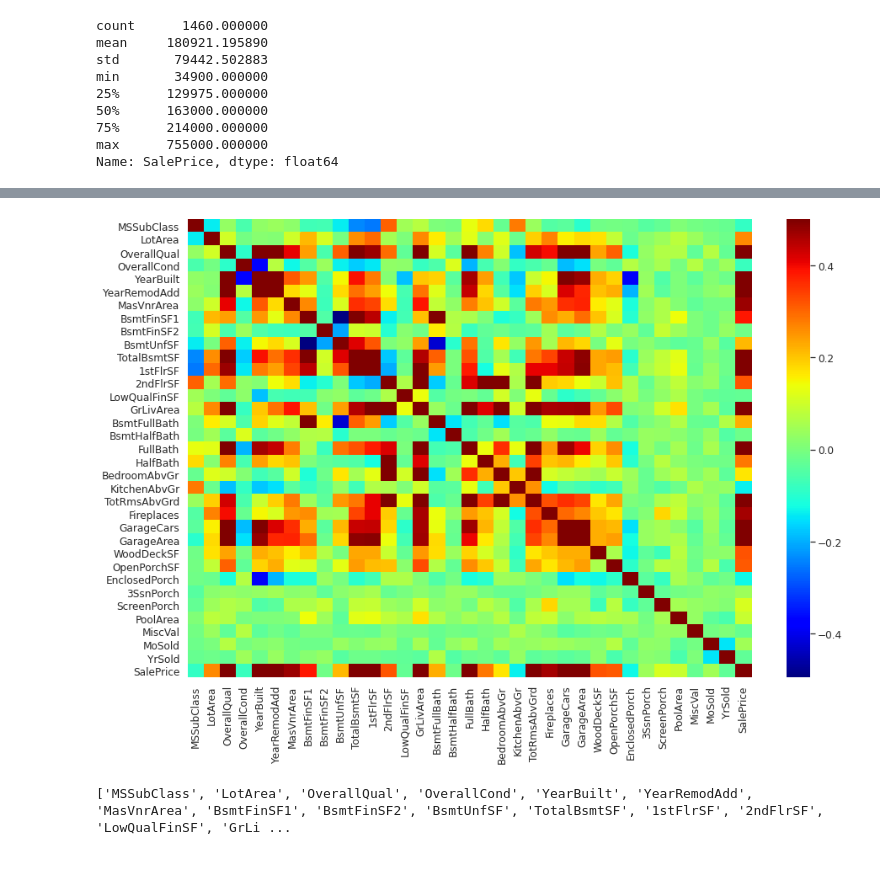
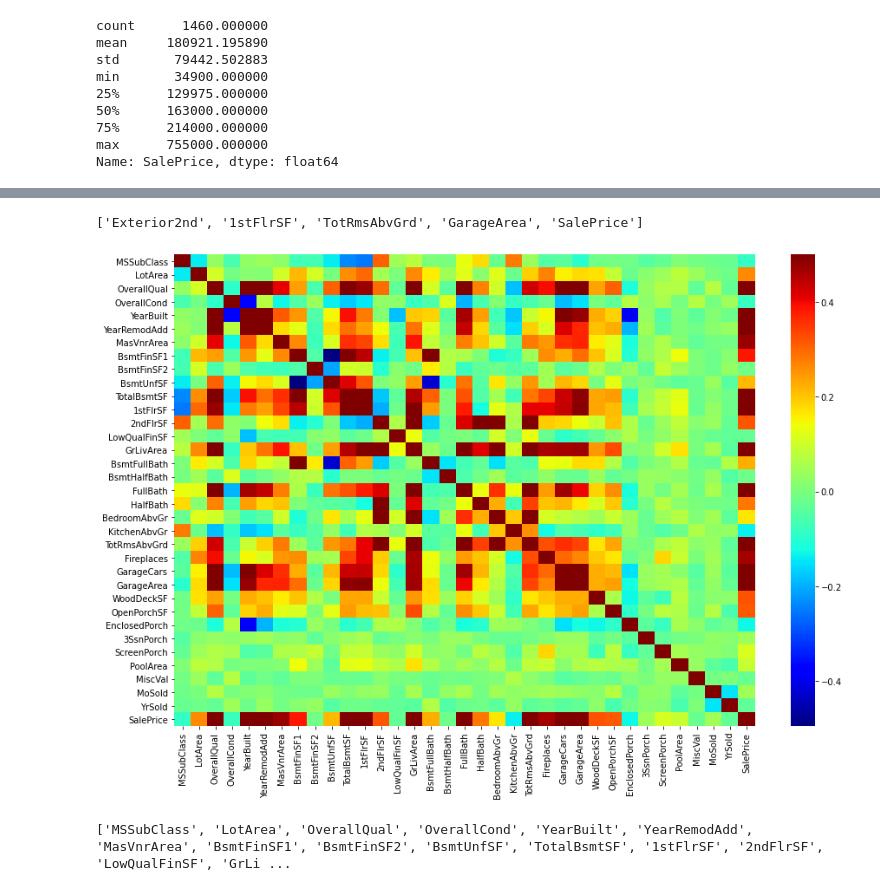
Before and after one commit to water200427/ML, a Jupyter notebook: data_remain_only_nums.ipynb, the cells around one changed output, grey strips where cells are left out. Saved outputs shown, nothing was run; the diff lists cells and outputs as text; code cells hidden in the pictures.

```diff
--- a/data_remain_only_nums.ipynb
+++ b/data_remain_only_nums.ipynb
@@ -170,8 +199,15 @@ ValueError: ignored
+# %%
+#The above heatmap must be symmetric so i choose variables whose relativity is bigger than 0.75 from the upper triangular matrix (heatmap)
+upper_triann=corr_mat1.where(np.triu(np.ones(corr_mat1.shape),k=1).astype(np.bool))
+high_relation=[column for column in upper_triann.columns if any (upper_triann[column]>=0.75)]
+print(high_relation)
+# %% [output]
+['Exterior2nd', '1stFlrSF', 'TotRmsAbvGrd', 'GarageArea', 'SalePrice']
 # %%
 #Correlation matrix of df
-corr_mat=df.corr()
+corr_mat2=df.corr()
 plt.subplots(figsize=(15, 10))
-sns.heatmap(corr_mat, vmax=.5, cmap="jet");
+sns.heatmap(corr_mat2, vmax=.5, cmap="jet");
 # %% [output]
-[figure, old version]
+[figure, new version]
 # %%
```
Also changed, not shown: parts of 11 cells of this notebook.
